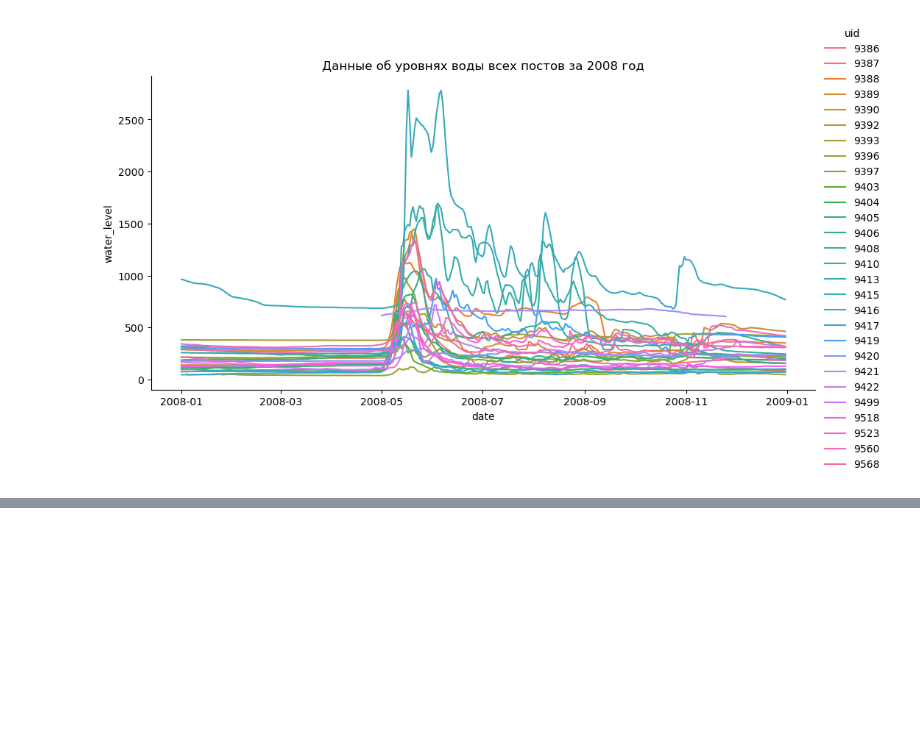
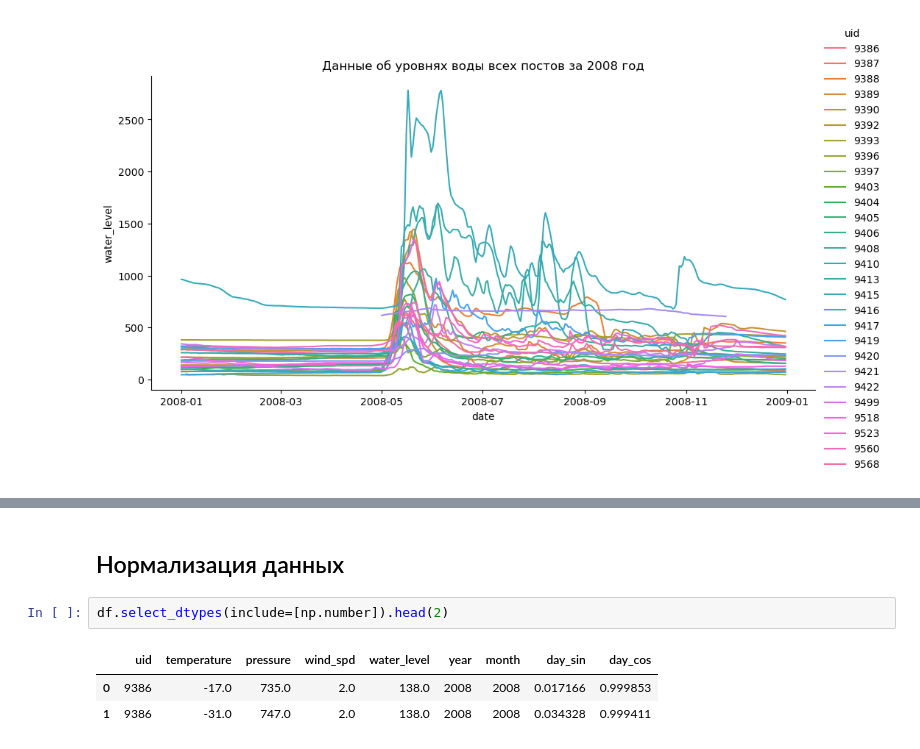
Before and after one commit to phys-winner/water-predictor-bot, a Jupyter notebook: notebooks/eda.ipynb, the cells around one changed output, grey strips where cells are left out. Saved outputs shown, nothing was run; the diff lists cells and outputs as text; blank space fills up the shorter version.

```diff
--- a/notebooks/eda.ipynb
+++ b/notebooks/eda.ipynb
@@ -876,0 +919,8 @@ sns.boxplot(data=df, x='wind_spd').set(title=f'Скорость ветра')
+# %% [markdown]
+## Нормализация данных
+# %%
+df.select_dtypes(include=[np.number]).head(2)
+# %% [output]
+|  | uid | temperature | pressure | wind_spd | water_level | year | month | day_sin | day_cos |
+| 0 | 9386 | -17.0 | 735.0 | 2.0 | 138.0 | 2008 | 2008 | 0.017166 | 0.999853 |
+| 1 | 9386 | -31.0 | 747.0 | 2.0 | 138.0 | 2008 | 2008 | 0.034328 | 0.999411 |
```
Also changed, not shown: parts of 70 cells of this notebook.
